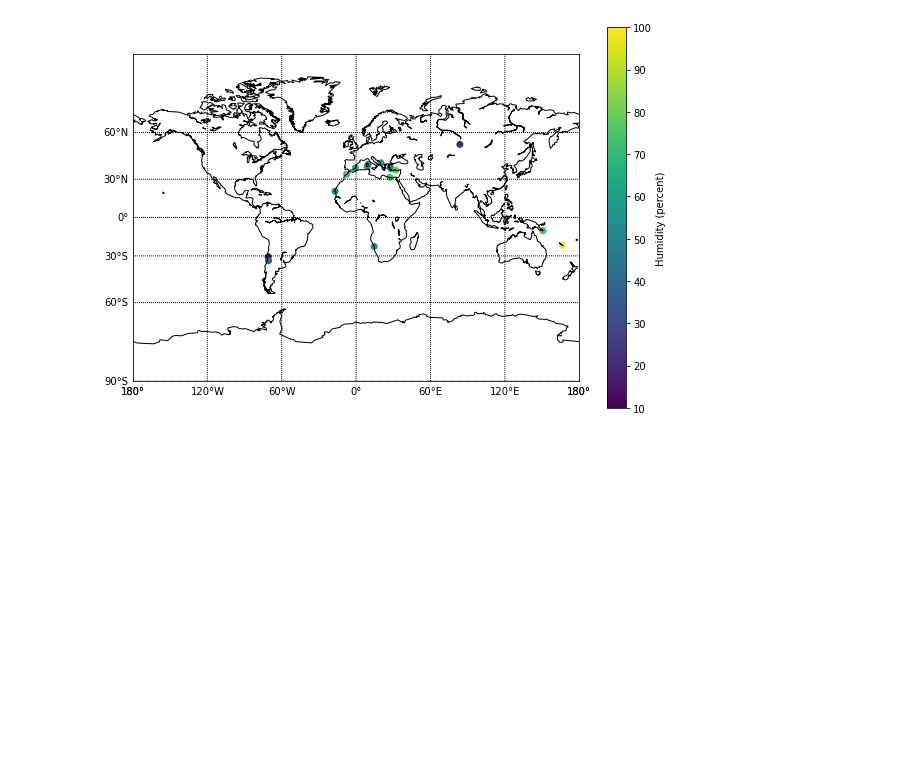
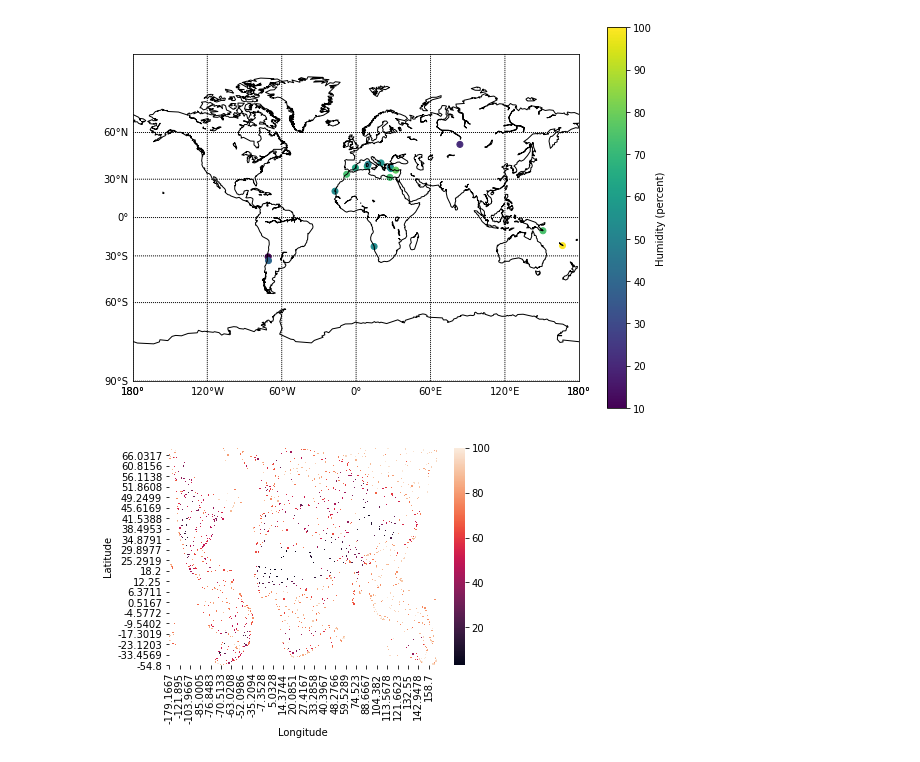
Before and after one commit to brash99/phys421, a Jupyter notebook: JupyterNotebooks/VacationPy.ipynb, the cells around one changed output. Cells and saved outputs as stored; diff of their text form; code cells hidden in the pictures; blank space fills up the shorter version.

```diff
--- a/JupyterNotebooks/VacationPy.ipynb
+++ b/JupyterNotebooks/VacationPy.ipynb
@@ -142,3 +142,12 @@ plt.colorbar(label=r'Humidity (percent)')
 # %% [output]
 <matplotlib.colorbar.Colorbar at 0x...>
 [figure]
+# %%
+import seaborn as sns
+
+cleaned_data_plotting = clean_city_data.pivot("Latitude", "Longitude", "Humidity")
+
+ax = sns.heatmap(cleaned_data_plotting)
+ax.invert_yaxis()
+# %% [output]
+[figure, added]
```
Also changed, not shown: parts of 1 cell of this notebook.
